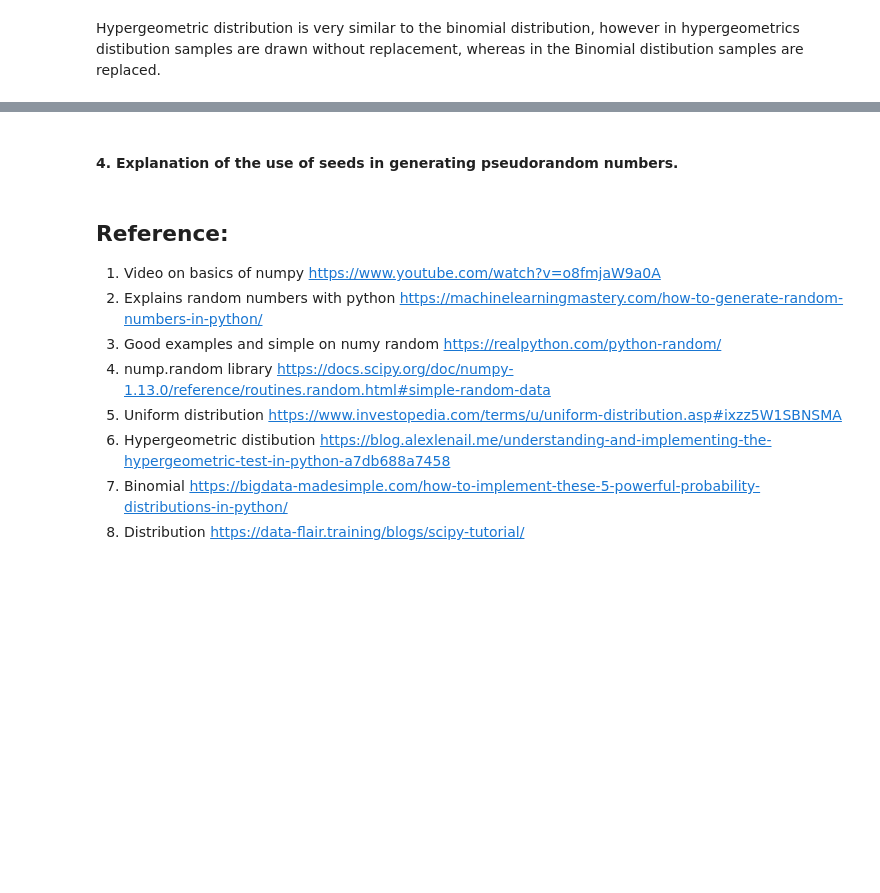
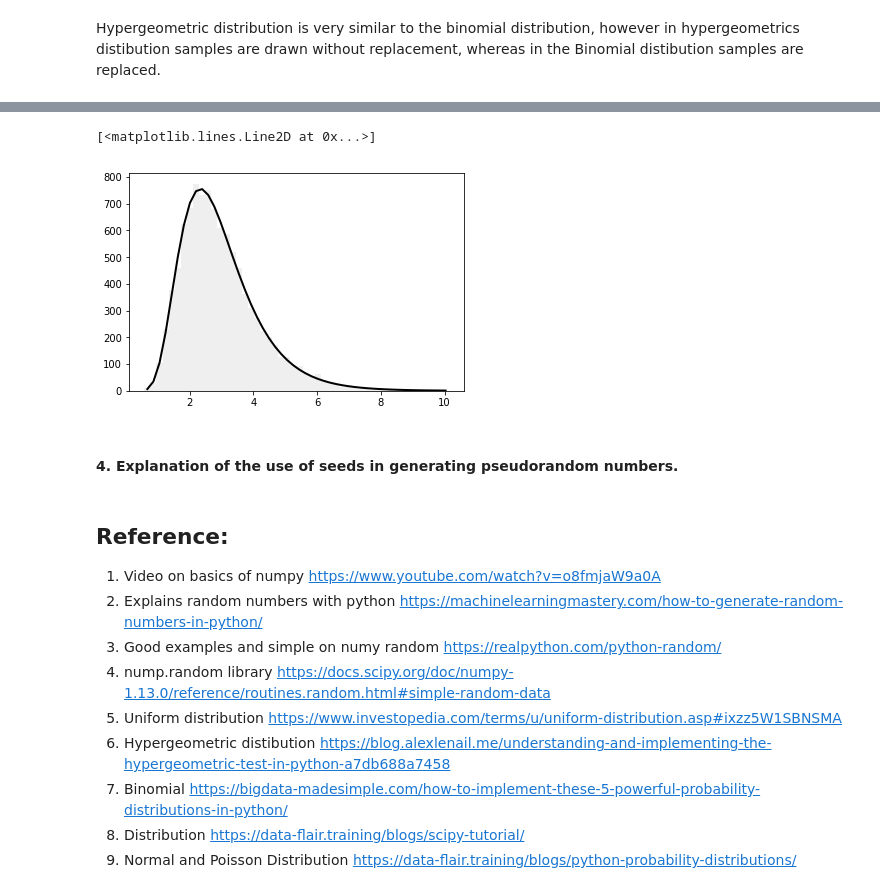
Before and after one commit to MartynaMisk/JupyterNotebook, a Jupyter notebook: Numpy_Random_Investigation.ipynb, the cells around one changed output, grey strips where cells are left out. Drawn from its saved outputs; the diff is of its cells as text; code cells hidden in the pictures; blank space fills up the shorter version.

```diff
--- a/Numpy_Random_Investigation.ipynb
+++ b/Numpy_Random_Investigation.ipynb
@@ -373,0 +387,16 @@ NameError: name 'np' is not defined
+# %%
+#Bell shape graph
+import scipy.stats
+np.random.seed(1234) #makes random number predictable
+samples=np.random.lognormal(mean=2.,sigma=.3,size=10000) #takes mean and variance
+shape,loc,scale=scipy.stats.lognorm.fit(samples,floc=0)
+num_bins=60
+clr="#EFEFEF" #sets color
+counts,edges,patches=plt.hist(samples,bins=num_bins,color=clr)
+centers=0.5*(edges[:-1]+edges[1:])
+cdf=scipy.stats.lognorm.cdf(edges,shape,loc=loc,scale=scale)
+prob=np.diff(cdf)
+plt.plot(centers,samples.size*prob,'k-',linewidth=2)
+# %% [output]
+[<matplotlib.lines.Line2D at 0x...>]
+[figure, added]
@@ -383,3 +414,4 @@ NameError: name 'np' is not defined
 6. Hypergeometric distibution https://blog.alexlenail.me/understanding-and-implementing-the-hypergeometric-test-in-python-a7db688a7458
 7. Binomial https://bigdata-madesimple.com/how-to-implement-these-5-powerful-probability-distributions-in-python/
 8. Distribution https://data-flair.training/blogs/scipy-tutorial/
+9. Normal and Poisson Distribution https://data-flair.training/blogs/python-probability-distributions/
```
Also changed, not shown: parts of 51 cells of this notebook.
